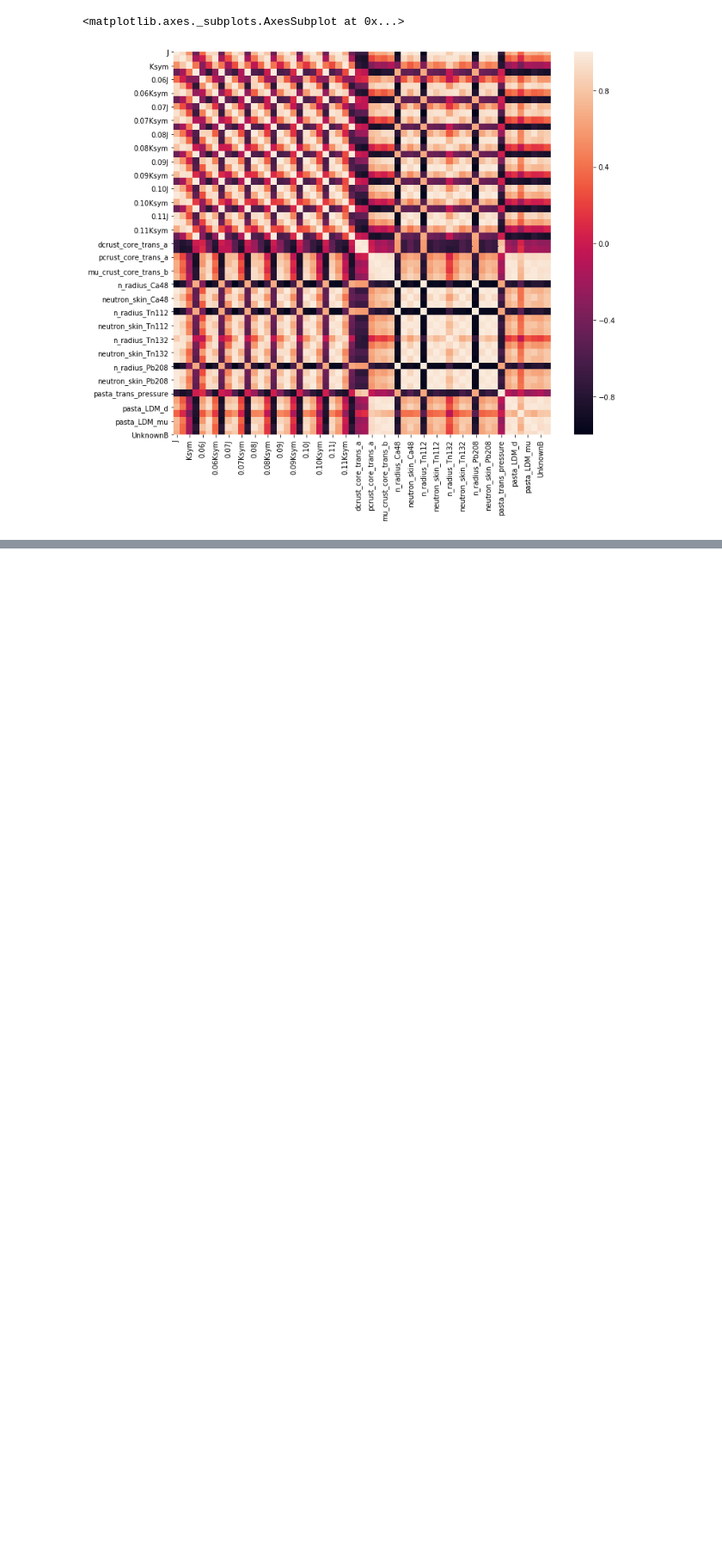
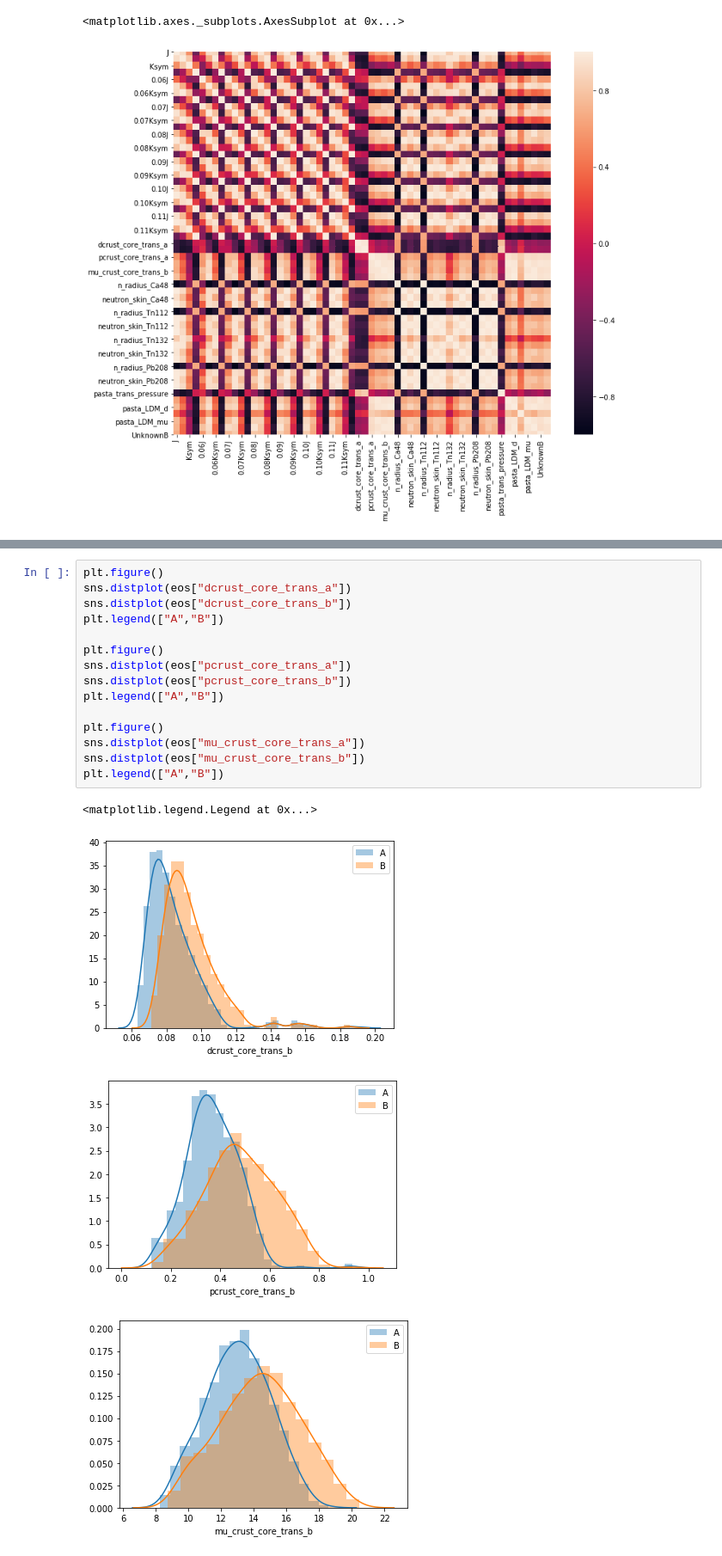
Before and after one commit to bdougl13/ApplyingMLtoNSResearch, a Jupyter notebook: MLtoNS.ipynb, the cells around one changed output, grey strips where cells are left out. Shown: that part at 86% size. Saved outputs shown, nothing was run; the diff lists cells and outputs as text; blank space fills up the shorter version.

```diff
--- a/MLtoNS.ipynb
+++ b/MLtoNS.ipynb
@@ -398,0 +426,20 @@ Since alot of the data is similar, there is some collinearity. The high correlat
+# %%
+plt.figure()
+sns.distplot(eos["dcrust_core_trans_a"])
+sns.distplot(eos["dcrust_core_trans_b"])
+plt.legend(["A","B"])
+
+plt.figure()
+sns.distplot(eos["pcrust_core_trans_a"])
+sns.distplot(eos["pcrust_core_trans_b"])
+plt.legend(["A","B"])
+
+plt.figure()
+sns.distplot(eos["mu_crust_core_trans_a"])
+sns.distplot(eos["mu_crust_core_trans_b"])
+plt.legend(["A","B"])
+# %% [output]
+<matplotlib.legend.Legend at 0x...>
+[figure, added]
+[figure, added]
+[figure, added]
```
Also changed, not shown: parts of 6 cells of this notebook.
